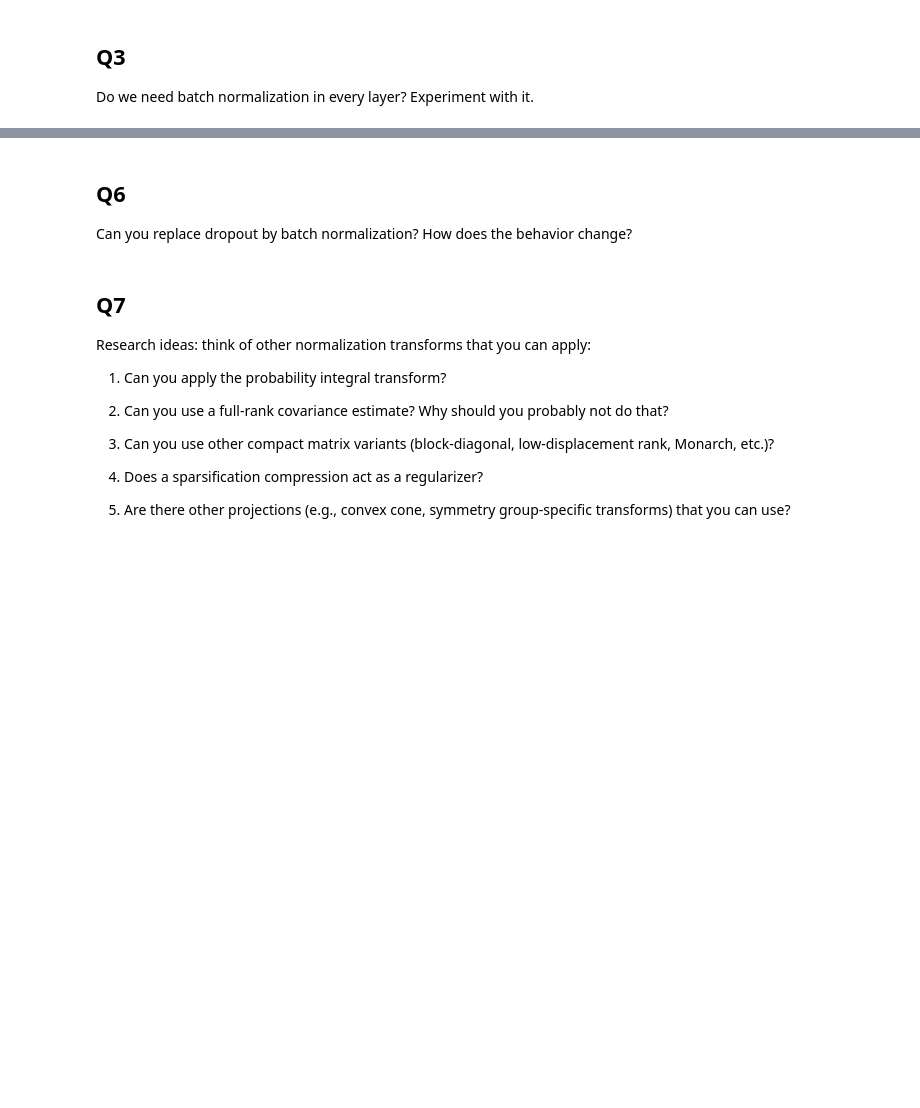
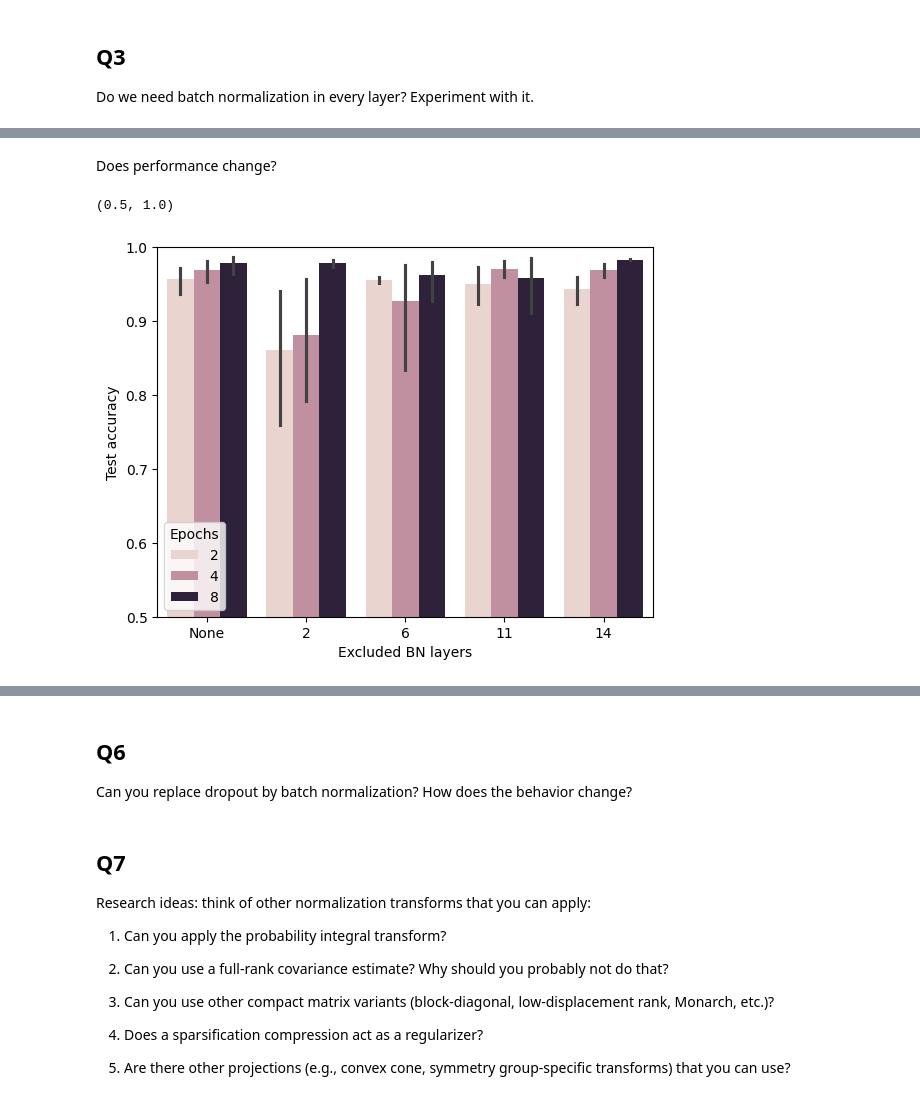
Before and after one commit to emiliocantuc/dl-playground, a Jupyter notebook: d2l-exercises/8-5.ipynb, the cells around one changed output, grey strips where cells are left out. Saved outputs shown, nothing was run; the diff lists cells and outputs as text; code cells hidden in the pictures; blank space fills up the shorter version.

```diff
--- a/d2l-exercises/8-5.ipynb
+++ b/d2l-exercises/8-5.ipynb
@@ -264,0 +301,39 @@ Do we need batch normalization in every layer? Experiment with it.
+# %%
+#| code-summary: Train and evaluate
+#| echo: false
+
+train_loader = DataLoader(training_data, batch_size = 128, shuffle = True)
+test_loader = DataLoader(testing_data, batch_size = 128, shuffle = False)
+imgs, labels = next(iter(train_loader))
+
+ex_bn_layers = [[], [1], [2], [3], [4]]
+mag_layers = [2, 6, 11, 14]
+results = []
+
+for ex in ex_bn_layers:
+
+    print(ex)
+
+    for epochs in [2, 4, 8]:
+
+        print(epochs)
+
+        for i in range(5):
+
+            net = BNLeNet(ex_bn_layers = ex)
+            test_accs = train(net, train_loader, test_loader, num_epochs = epochs, lr = 0.1, verbose = False)
+
+            tmp = {
+                'Excluded BN layers': ex[0] if ex else 0,
+                'Epochs': epochs,
+                'Test accuracy': test_accs[-1],
+                'Iter': i
+            }
+
+            for lyr in mag_layers:
+                sub = net.net[:lyr]
+                with torch.no_grad():
+                    mag = (sub(imgs) ** 2).mean()
+                    tmp[f'Mean mag at {lyr}'] = mag.item()
+
+            results.append(tmp)
@@ -264,0 +361,11 @@ Do we need batch normalization in every layer? Experiment with it.
+# %% [markdown]
+Does performance change?
+# %%
+res = pd.DataFrame(results)
+res['Excluded BN layers'].replace({0: 'None', 1: '2', 2: '6', 3: '11', 4: '14'}, inplace = True)
+
+sns.barplot(data = res, x = 'Excluded BN layers', y = 'Test accuracy', hue = 'Epochs')
+plt.ylim(0.5, 1)
+# %% [output]
+(0.5, 1.0)
+[figure, added]
```
Also changed, not shown: parts of 14 cells of this notebook, 2 other files.
